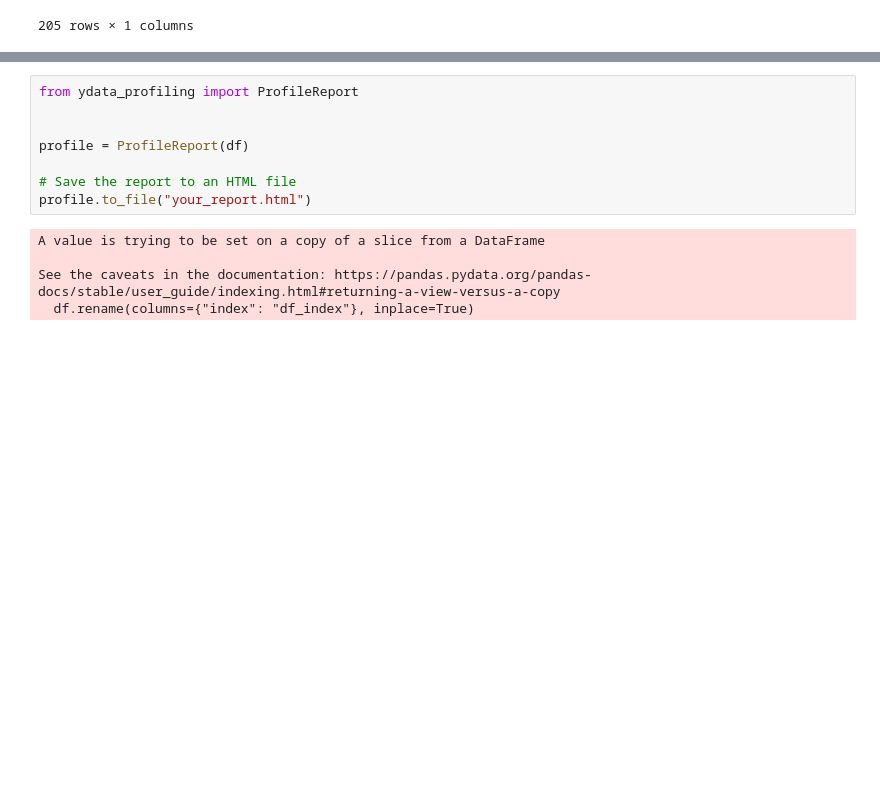
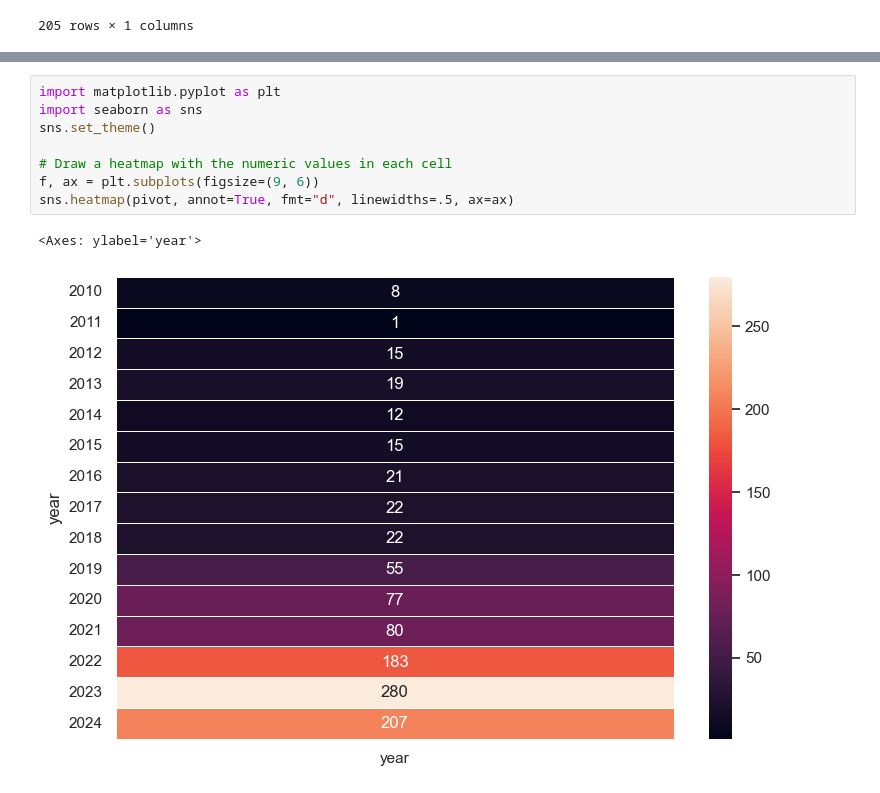
Before and after one commit to patchanarin2024/web-scraping, a Jupyter notebook: web_scraping_with_python.ipynb, the cells around one changed output, grey strips where cells are left out. Saved outputs shown, nothing was run; the diff lists cells and outputs as text; blank space fills up the shorter version.

Commit message:
add_new_data

```diff
--- a/web_scraping_with_python.ipynb
+++ b/web_scraping_with_python.ipynb
@@ -236,13 +215,11 @@ Note: you may need to restart the kernel to use updated packages.
-# %%
-from ydata_profiling import ProfileReport
-
-
-profile = ProfileReport(df)
-
-# Save the report to an HTML file
-profile.to_file("your_report.html")
-# %% [output]
-A value is trying to be set on a copy of a slice from a DataFrame
-
-See the caveats in the documentation: https://pandas.pydata.org/pandas-docs/stable/user_guide/indexing.html#returning-a-view-versus-a-copy
-  df.rename(columns={"index": "df_index"}, inplace=True)
+# %%
+import matplotlib.pyplot as plt
+import seaborn as sns
+sns.set_theme()
+
+# Draw a heatmap with the numeric values in each cell
+f, ax = plt.subplots(figsize=(9, 6))
+sns.heatmap(pivot, annot=True, fmt="d", linewidths=.5, ax=ax)
+# %% [output]
+<Axes: ylabel='year'>
+[figure, added]
```
Also changed, not shown: parts of 2 cells of this notebook.
